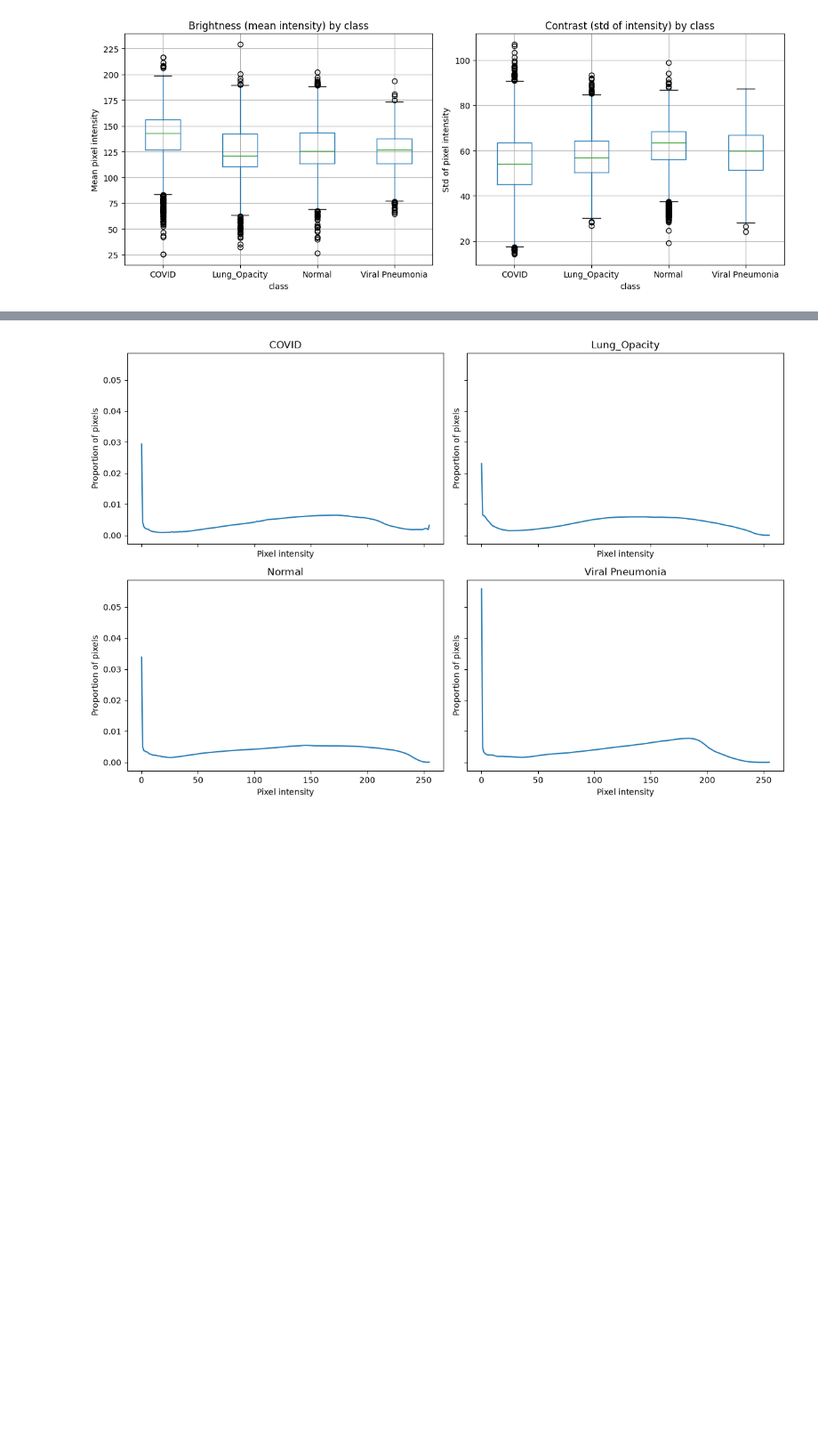
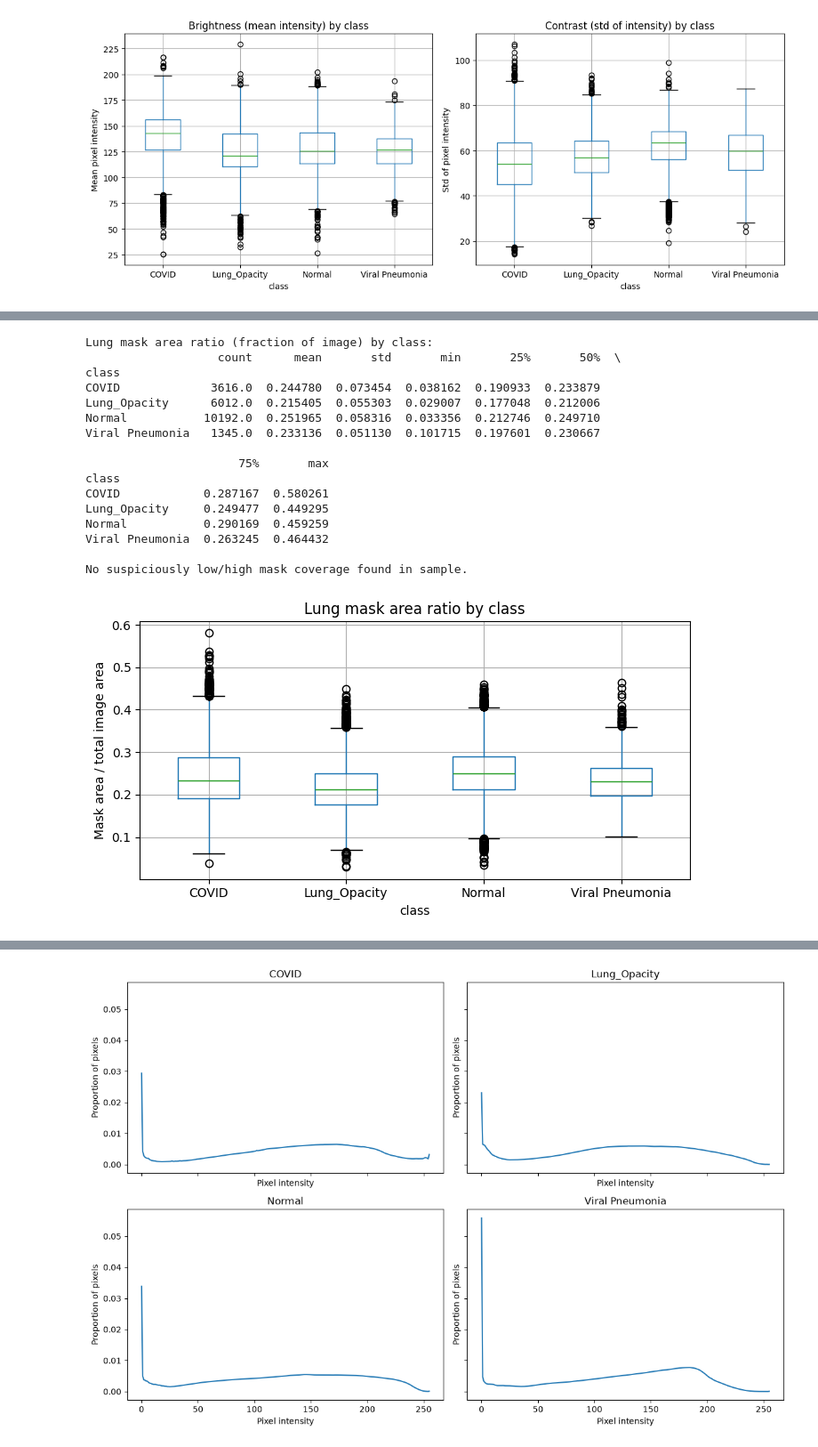
Before and after one commit to DataScientest-Studio/jun26_bds_int_covid, a Jupyter notebook: notebooks/01_exploration.ipynb, the cells around one changed output, grey strips where cells are left out. Shown at 89% size. Drawn from its saved outputs; the diff is of its cells as text; code cells hidden in the pictures; blank space fills up the shorter version.

```diff
--- a/notebooks/01_exploration.ipynb
+++ b/notebooks/01_exploration.ipynb
@@ -27,21 +27,3 @@ IMAGES_SUBDIR = "images"
 MASKS_SUBDIR = "masks"
 # %% [output]
 True
-# %%
-classes = ["COVID", "Lung_Opacity", "Normal", "Viral Pneumonia"]
-
-class_counts={}
-
-for c in classes:
-    folder = dataset_path / c / "images"      #navigating in the images file
-    images = list(folder.glob("*.png"))
-    class_counts[c] = len(images)
-
-print(class_counts)
-
-
-# glob() → searches for files in a folder based on a specific pattern
-# folder.glob("*.png") → finds all files that end with .png
-# * → wildcard representing any characters (e.g. image1.png, covid123.png)
-# list() → converts the result into a regular Python list
-# len() → counts the number of elements in the list
@@ -519,0 +702,62 @@ Viral Pneumonia    0.0           0.0     0.0              1.0
+# %%
+def mask_area_ratio(image_path, mask_path, threshold=127):
+    mask = np.asarray(Image.open(mask_path).convert("L"))
+    lung_pixels = np.sum(mask > threshold)
+    total_pixels = mask.size
+    return lung_pixels / total_pixels
+
+ratio_rows = []
+for c in CLASSES:
+    mask_dir = dataset_path / c / MASKS_SUBDIR
+    if not mask_dir.exists():
+        print(f"No mask directory found for {c}, skipping.")
+        continue
+    for f in sample_files(class_files[c], SAMPLE_SIZE):
+        mask_path = mask_dir / f.name
+        if not mask_path.exists():
+            continue
+        try:
+            ratio = mask_area_ratio(f, mask_path)
+            ratio_rows.append({"class": c, "file": f.name, "mask_area_ratio": ratio})
+        except Exception as e:
+            ratio_rows.append({"class": c, "file": f.name, "mask_area_ratio": None, "error": str(e)})
+
+ratio_df = pd.DataFrame(ratio_rows)
+
+print("Lung mask area ratio (fraction of image) by class:")
+print(ratio_df.groupby("class")["mask_area_ratio"].describe())
+
+# Flag likely-broken masks (near 0 or near 1 coverage)
+suspect = ratio_df[(ratio_df["mask_area_ratio"] < 0.02) | (ratio_df["mask_area_ratio"] > 0.9)]
+if len(suspect):
+    print(f"\n{len(suspect)} image(s) with suspiciously low/high mask coverage (possible broken masks):")
+    print(suspect[["class", "file", "mask_area_ratio"]].head(20))
+else:
+    print("\nNo suspiciously low/high mask coverage found in sample.")
+
+fig, ax = plt.subplots(figsize=(7, 4))
+ratio_df.boxplot(column="mask_area_ratio", by="class", ax=ax)
+ax.set_title("Lung mask area ratio by class")
+plt.suptitle("")
+ax.set_ylabel("Mask area / total image area")
+plt.tight_layout()
+plt.savefig("mask_area_ratio_boxplot.png", dpi=150)
+plt.show()
+# %% [output]
+Lung mask area ratio (fraction of image) by class:
+                   count      mean       std       min       25%       50%  \
+class
+COVID             3616.0  0.244780  0.073454  0.038162  0.190933  0.233879
+Lung_Opacity      6012.0  0.215405  0.055303  0.029007  0.177048  0.212006
+Normal           10192.0  0.251965  0.058316  0.033356  0.212746  0.249710
+Viral Pneumonia   1345.0  0.233136  0.051130  0.101715  0.197601  0.230667
+
+                      75%       max
+class
+COVID            0.287167  0.580261
+Lung_Opacity     0.249477  0.449295
+Normal           0.290169  0.459259
+Viral Pneumonia  0.263245  0.464432
+
+No suspiciously low/high mask coverage found in sample.
+[figure, added]
```
Also changed, not shown: parts of 21 cells of this notebook, 1 other file.
